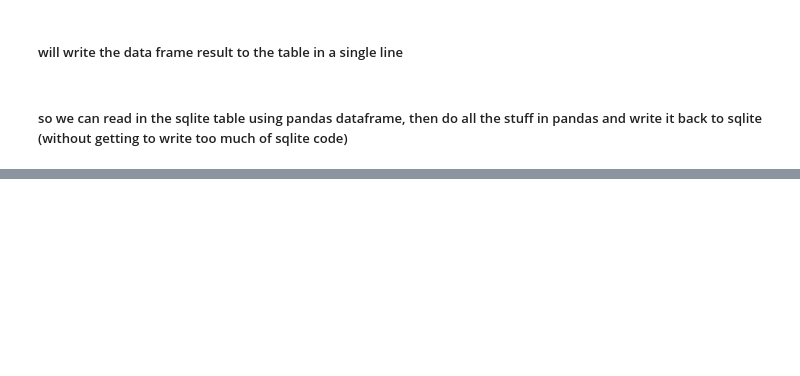
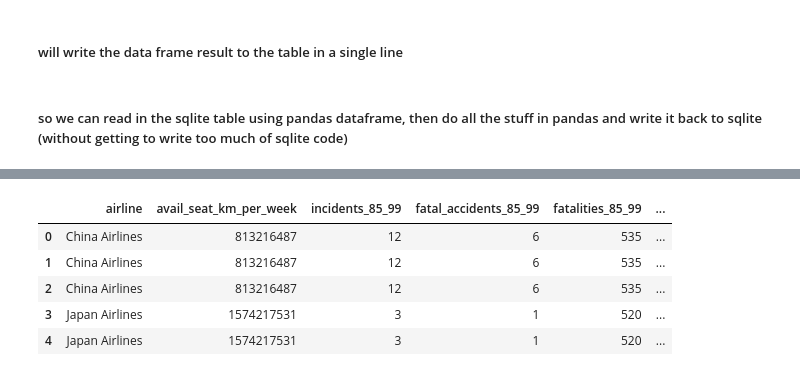
Before and after one commit to NAnnamalai/python_utilities, a Jupyter notebook: python_with_sqlite/python_with_sqlite.ipynb, the cells around one changed output, grey strips where cells are left out. Saved outputs shown, nothing was run; the diff lists cells and outputs as text; code cells hidden in the pictures; blank space fills up the shorter version.

```diff
--- a/python_with_sqlite/python_with_sqlite.ipynb
+++ b/python_with_sqlite/python_with_sqlite.ipynb
@@ -191,0 +217,9 @@ df_delete.to_sql("airline", con, if_exists="replace")
+# %%
+sort_by("airlines", 'fatalities_85_99', "DESC").head(5)
+# %% [output]
+|  | airline | avail_seat_km_per_week | incidents_85_99 | fatal_accidents_85_99 | fatalities_85_99 | ... |
+| 0 | China Airlines | 813216487 | 12 | 6 | 535 | ... |
+| 1 | China Airlines | 813216487 | 12 | 6 | 535 | ... |
+| 2 | China Airlines | 813216487 | 12 | 6 | 535 | ... |
+| 3 | Japan Airlines | 1574217531 | 3 | 1 | 520 | ... |
+| 4 | Japan Airlines | 1574217531 | 3 | 1 | 520 | ... |
```
Also changed, not shown: parts of 19 cells of this notebook.
